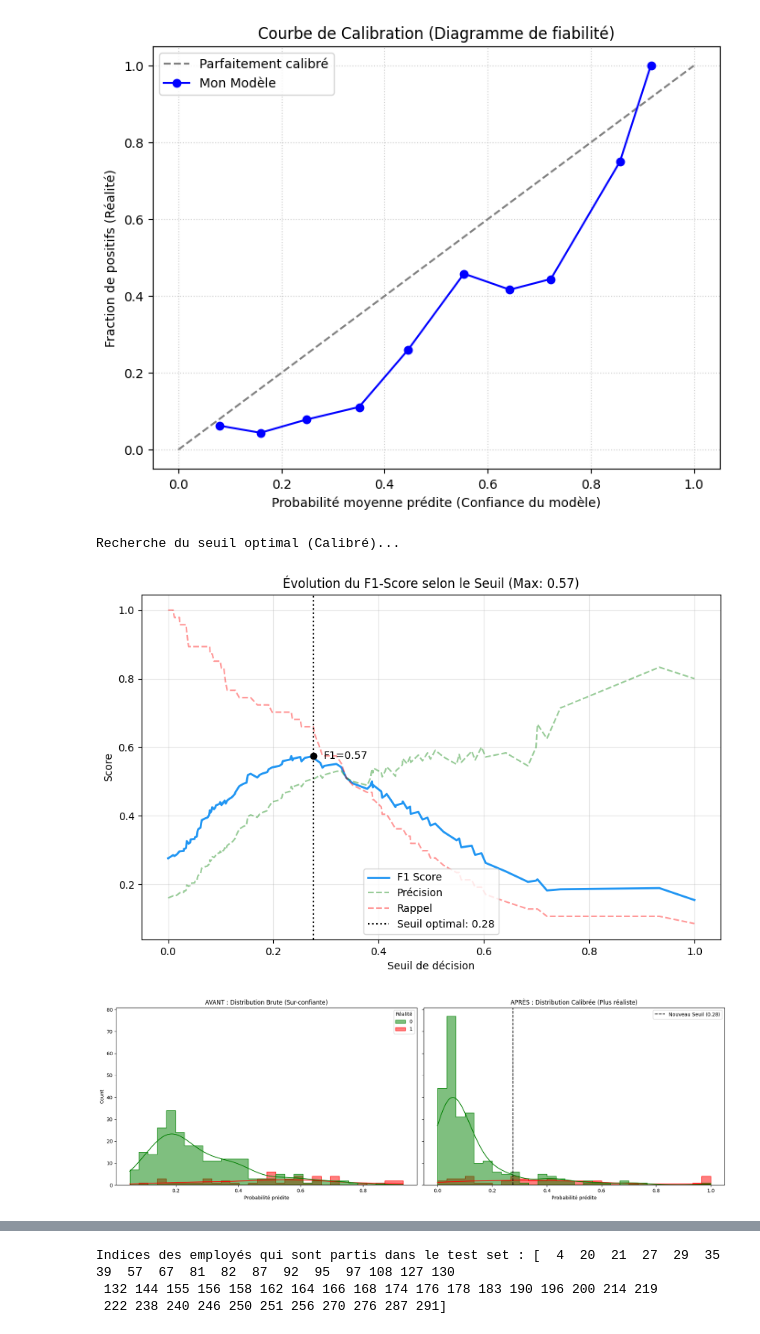
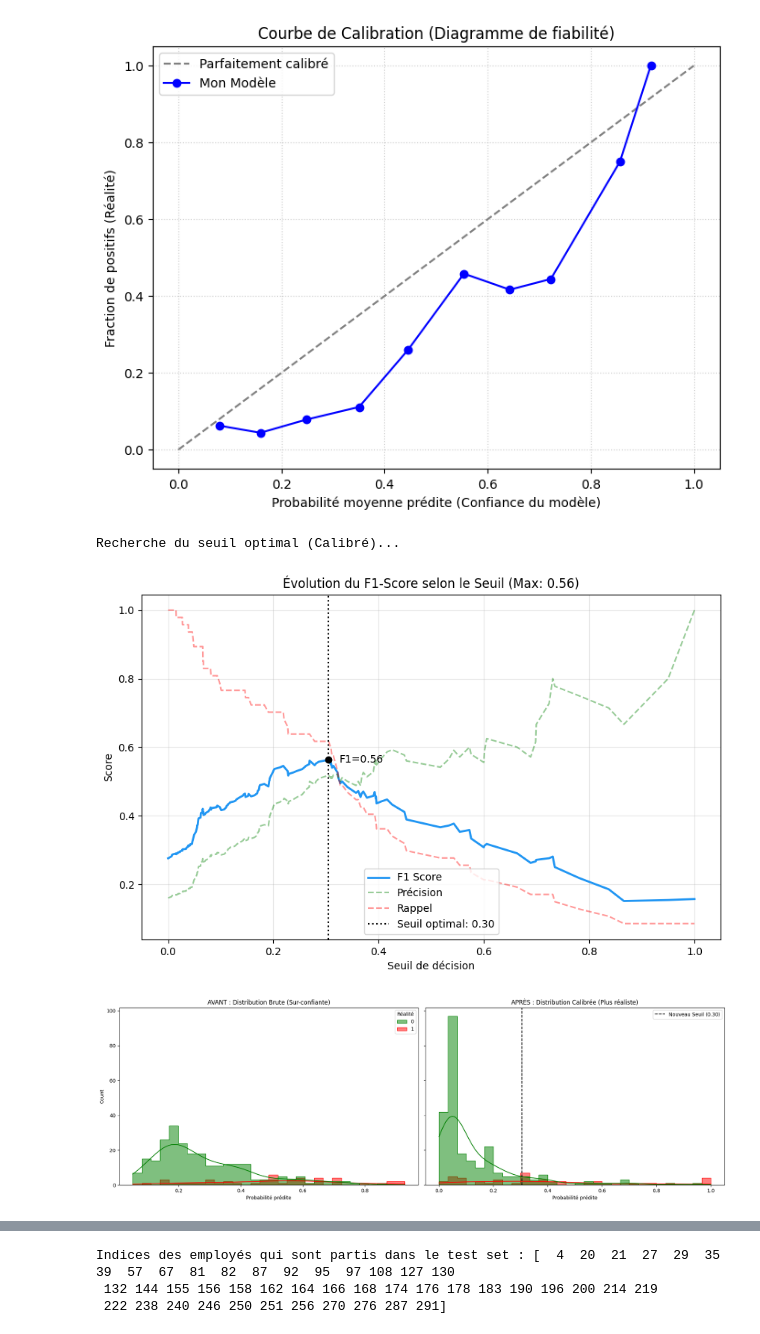
Before and after one commit to Apinsun/Projet4, a Jupyter notebook: projet4_v2.ipynb, the cells around one changed output, grey strips where cells are left out. Cells and saved outputs as stored; diff of their text form; code cells hidden in the pictures.

```diff
--- a/projet4_v2.ipynb
+++ b/projet4_v2.ipynb
@@ -387,7 +387,7 @@ plt.show()
 # %%
 # On penalise le salaire si la personne fait des heures sup
 # L'idée : Un salaire de 3000€ avec heures sup vaut "moins" qu'un salaire de 3000€ sans heures sup
-df_clean['Score_Burnout'] = df_clean['revenu_mensuel'] / (1 + df_clean['heure_supplementaires'])
+df_clean['Ratio_Gain_Effort'] = df_clean['revenu_mensuel'] / (1 + df_clean['heure_supplementaires'])
 import phik
 import matplotlib.pyplot as plt
 import pandas as pd
@@ -981,24 +981,24 @@ plt.show()
 # %%
 ### CALIBRATION DU MODÈLE ###
 # On crée le modèle calibré
 # 'method="isotonic"' est souvent mieux si tu as assez de données (>1000 lignes)
 # Sinon utilise 'method="sigmoid"'
 from sklearn.calibration import CalibratedClassifierCV
 
 
-calibrated_clf = CalibratedClassifierCV(best_rf_cw, method='isotonic', cv=5)
+calibrated_clf = CalibratedClassifierCV(best_rf_cw, method='isotonic', cv=cv_strat)
 
 # On entraîne le modèle calibré (cela réentraîne le modèle de base en interne via CV)
 calibrated_clf.fit(X_train, y_train)
 
 
 # On cherche le meilleur seuil sur le modèle CALIBRÉ
 # IMPORTANT : Les probabilités ont changé, donc le seuil va bouger !
 print("Recherche du seuil optimal (Calibré)...")
 best_thresh_calib = plot_f1_vs_threshold(calibrated_clf, X_test, y_test)
 # %% [output]
 Recherche du seuil optimal (Calibré)...
-[figure, old version]
+[figure, new version]
 # %%
 # 1. Récupération des probabilités calibrées
 y_probas_calib = calibrated_clf.predict_proba(X_test)[:, 1]
@@ -1040,7 +1040,7 @@ axes[1].legend()
 plt.tight_layout()
 plt.show()
 # %% [output]
-[figure, old version]
+[figure, new version]
 # %%
 # Prenons le Top 10% des scores pour chaque modèle
 def get_precision_at_top_k(y_true, y_scores, k=0.1):
```
Also changed, not shown: parts of 19 cells of this notebook, 1 other file.
